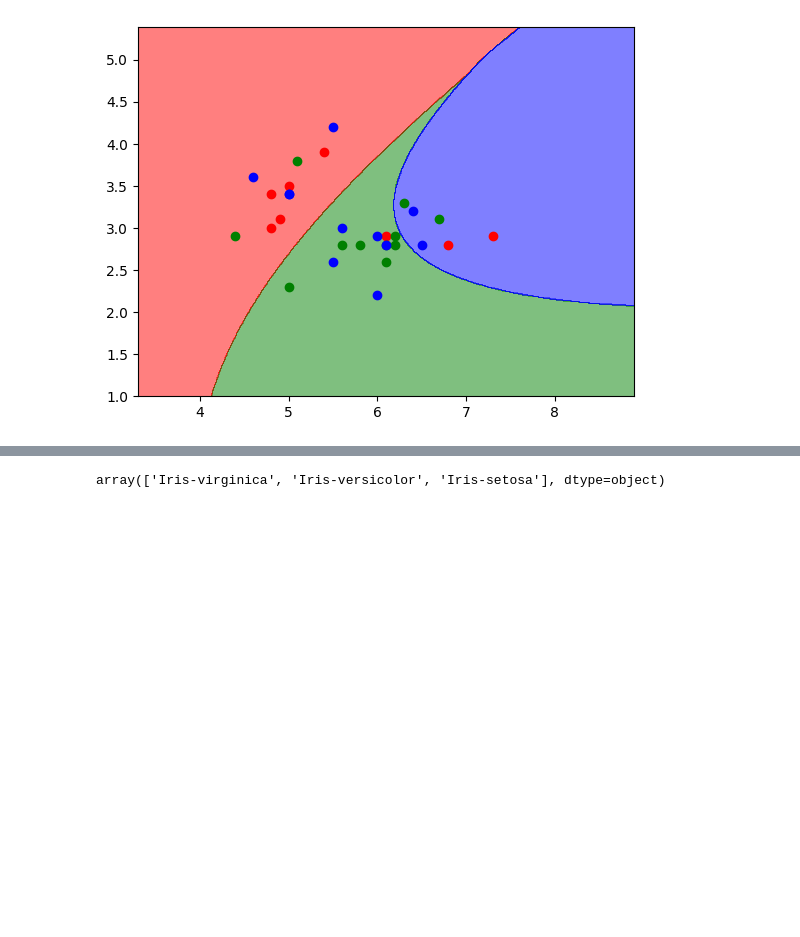
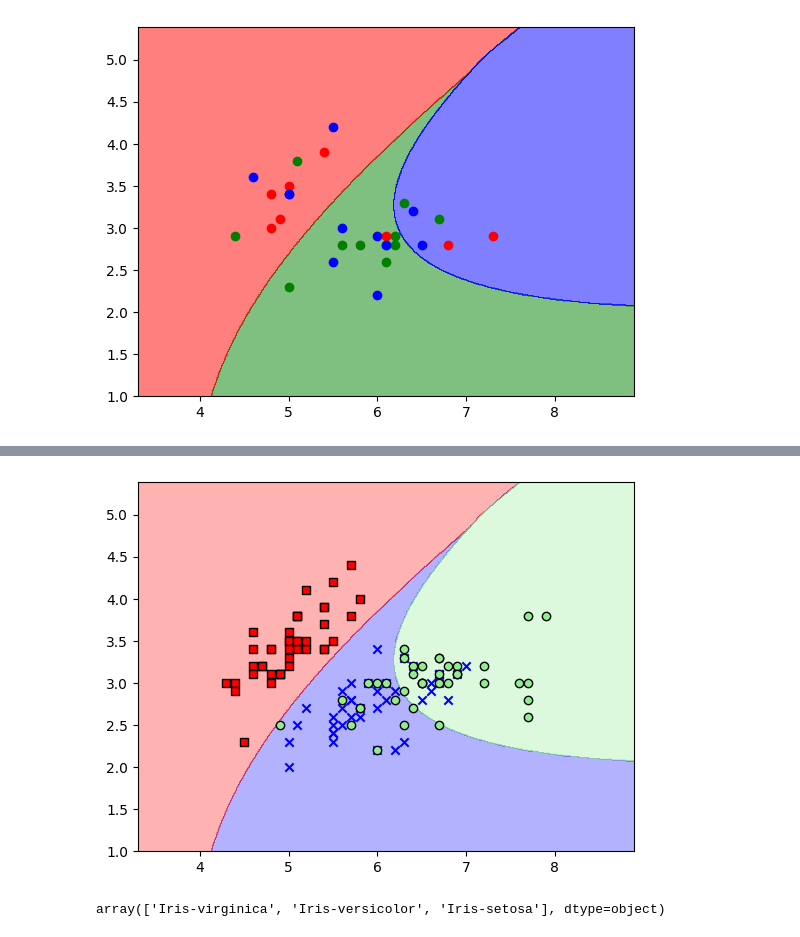
Before and after one commit to MaximillianJacob/Udemy, a Jupyter notebook: machine_learning_classification_bootcamp_in_python/py/3_KNN/K-Nearest Neighbour for IRIS plant Classification - Questions.ipynb, the cells around one changed output, grey strips where cells are left out. Saved outputs shown, nothing was run; the diff lists cells and outputs as text; code cells hidden in the pictures; blank space fills up the shorter version.

```diff
--- a/machine_learning_classification_bootcamp_in_python/py/3_KNN/K-Nearest Neighbour for IRIS plant Classification - Questions.ipynb
+++ b/machine_learning_classification_bootcamp_in_python/py/3_KNN/K-Nearest Neighbour for IRIS plant Classification - Questions.ipynb
@@ -1272,3 +1310,37 @@ for i, j in enumerate(np.unique(y_set)):
+# %%
+X_set, y_set = X_train2D, y_train2
+resolution = 0.01
+colors = ('red', 'blue', 'lightgreen', 'gray', 'cyan')
+cmap=ListedColormap(colors[:len(np.unique(y_train2))])
+markers = ('s', 'x', 'o', '^', 'v')
+
+
+X1_min, X1_max = X_set[:,0].min() -1, X_set[:,0].max() + 1
+X2_min, X2_max = X_set[:,1].min() -1, X_set[:,1].max() + 1
+
+X1, X2 = np.meshgrid(
+                    np.arange(X1_min, X1_max, resolution),
+                    np.arange(X2_min, X2_max, resolution)
+)
+
+Z = model.predict(np.array([X1.ravel(), X2.ravel()]).T)
+Z = Z.reshape(X1.shape)
+
+plt.contourf(X1, X2, Z, alpha=0.3, cmap=cmap)
+plt.xlim(X1.min(), X1.max())
+plt.ylim(X2.min(), X2.max())
+
+for i, j in enumerate(np.unique(y_set)):
+    x_comp = X_set[y_set==j, 0]
+    y_comp = X_set[y_set==j, 1]
+    plt.scatter(x=x_comp,
+                y=y_comp,
+                c=colors[i],
+                label=j,
+                edgecolor='k',
+                marker=markers[i])
+# %% [output]
+[figure, added]
 # %%
 from sklearn.naive_bayes import GaussianNB
 # %%
```
Also changed, not shown: parts of 10 cells of this notebook.
